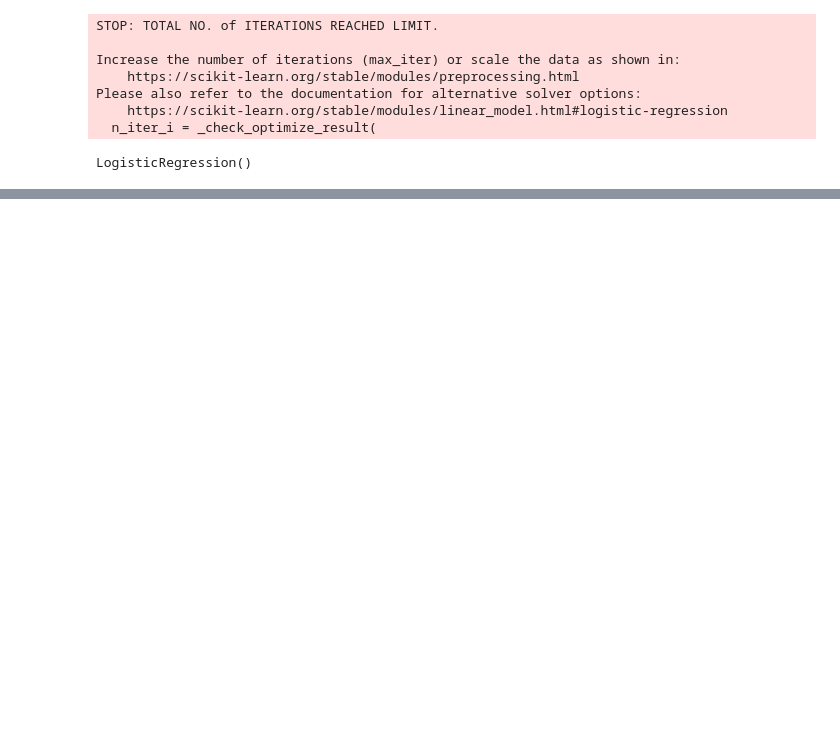
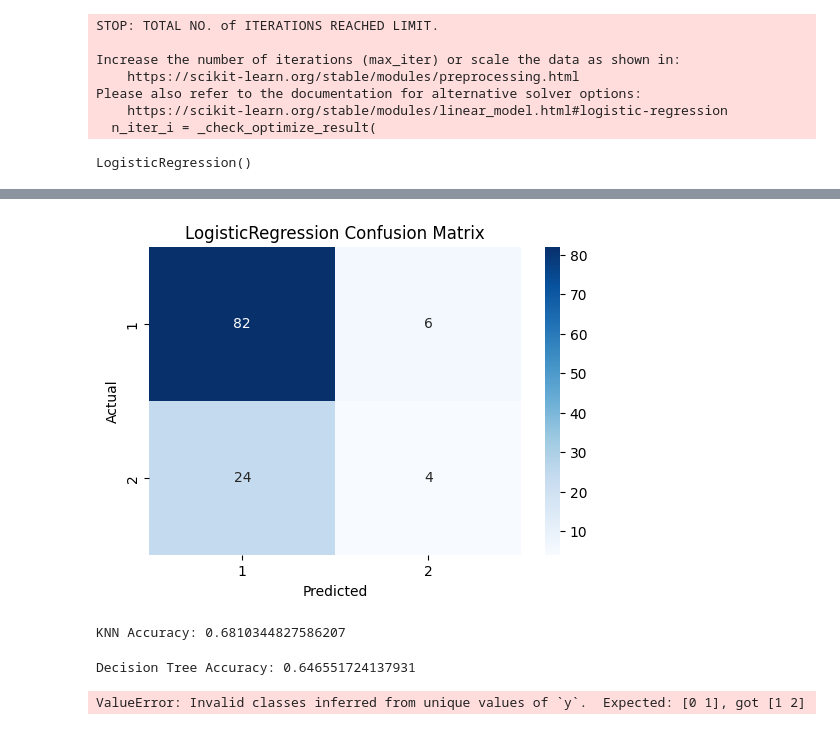
Before and after one commit to uzzal2200/Machine-Learning-Project, a Jupyter notebook: Project 21 Liver Disease Prediction/Liver Disease Prediction.ipynb, the cells around one changed output, grey strips where cells are left out. Drawn from its saved outputs; the diff is of its cells as text; code cells hidden in the pictures; blank space fills up the shorter version.

```diff
--- a/Project 21 Liver Disease Prediction/Liver Disease Prediction.ipynb
+++ b/Project 21 Liver Disease Prediction/Liver Disease Prediction.ipynb
@@ -317,0 +334,13 @@ Accuracy on test data =  0.7327586206896551
+# %%
+# Generate Confusion Matrix
+cm = confusion_matrix(ytest, xtest_prediction)
+
+# Plot Confusion Matrix
+plt.figure(figsize=(6,4))
+sns.heatmap(cm, annot=True, fmt='d', cmap='Blues', xticklabels=np.unique(ytest), yticklabels=np.unique(ytest))
+plt.title("LogisticRegression Confusion Matrix")
+plt.xlabel("Predicted")
+plt.ylabel("Actual")
+plt.show()
+# %% [output]
+[figure, added]
@@ -317,0 +356,24 @@ Accuracy on test data =  0.7327586206896551
+# %%
+### 1. K-Nearest Neighbors (KNN)
+knn = KNeighborsClassifier(n_neighbors=5)
+knn.fit(xtrain, ytrain)
+knn_pred = knn.predict(xtest)
+print("KNN Accuracy:", accuracy_score(ytest, knn_pred))
+# %% [output]
+KNN Accuracy: 0.6810344827586207
+# %%
+### 2. Decision Tree
+dt = DecisionTreeClassifier()
+dt.fit(xtrain, ytrain)
+dt_pred = dt.predict(xtest)
+print("Decision Tree Accuracy:", accuracy_score(dt_pred,ytest ))
+# %% [output]
+Decision Tree Accuracy: 0.646551724137931
+# %%
+### 4. XGBoost
+xgb = XGBClassifier(use_label_encoder=False, eval_metric='mlogloss')
+xgb.fit(xtrain, ytrain)
+xgb_pred = xgb.predict(xtest)
+print("XGBoost Accuracy:", accuracy_score(ytest, xgb_pred))
+# %% [output]
+ValueError: Invalid classes inferred from unique values of `y`.  Expected: [0 1], got [1 2]
```
Also changed, not shown: parts of 8 cells of this notebook, 15 other files.
